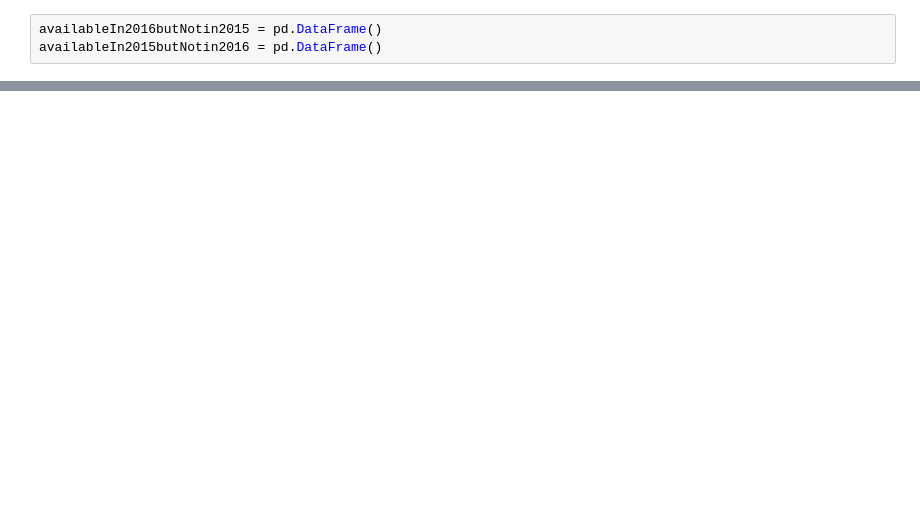
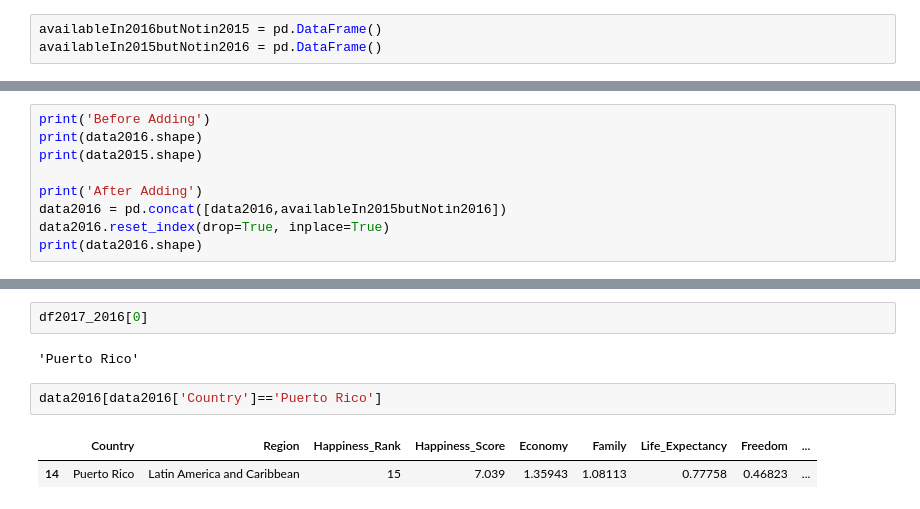
Before and after one commit to ddb95/Data_Science_and_ML_Projects, a Jupyter notebook: happinessReport/worldHappinessReport.ipynb, the cells around one changed output, grey strips where cells are left out. Cells and saved outputs as stored; diff of their text form; blank space fills up the shorter version.

```diff
--- a/happinessReport/worldHappinessReport.ipynb
+++ b/happinessReport/worldHappinessReport.ipynb
@@ -227,0 +326,9 @@ for i in range(len(df2016_2015)):
+# %%
+print('Before Adding')
+print(data2016.shape)
+print(data2015.shape)
+
+print('After Adding')
+data2016 = pd.concat([data2016,availableIn2015butNotin2016])
+data2016.reset_index(drop=True, inplace=True)
+print(data2016.shape)
@@ -227,0 +501,9 @@ for i in range(len(df2016_2015)):
+# %%
+df2017_2016[0]
+# %% [output]
+'Puerto Rico'
+# %%
+data2016[data2016['Country']=='Puerto Rico']
+# %% [output]
+|  | Country | Region | Happiness_Rank | Happiness_Score | Economy | Family | Life_Expectancy | Freedom | ... |
+| 14 | Puerto Rico | Latin America and Caribbean | 15 | 7.039 | 1.35943 | 1.08113 | 0.77758 | 0.46823 | ... |
```
Also changed, not shown: parts of 63 cells of this notebook.
